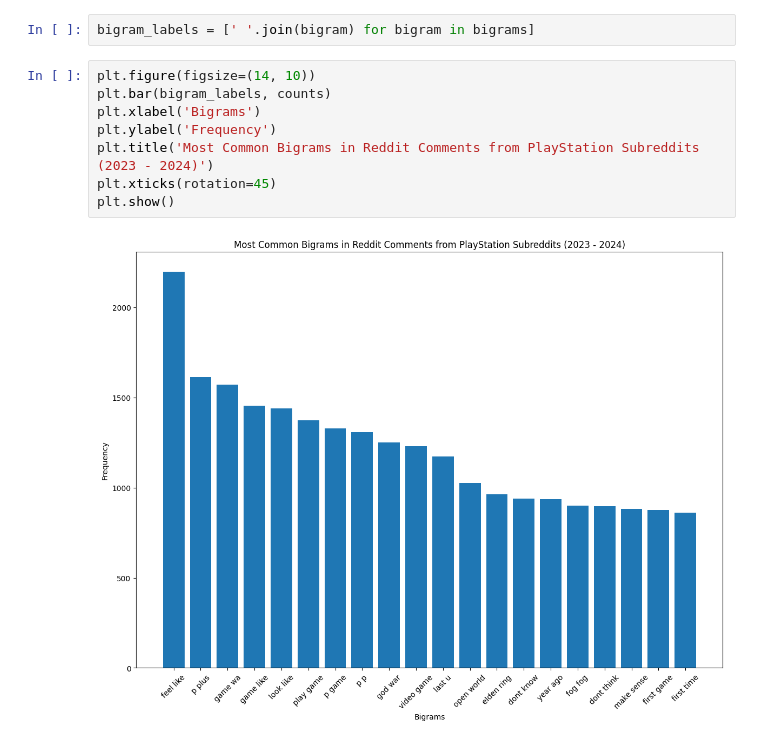
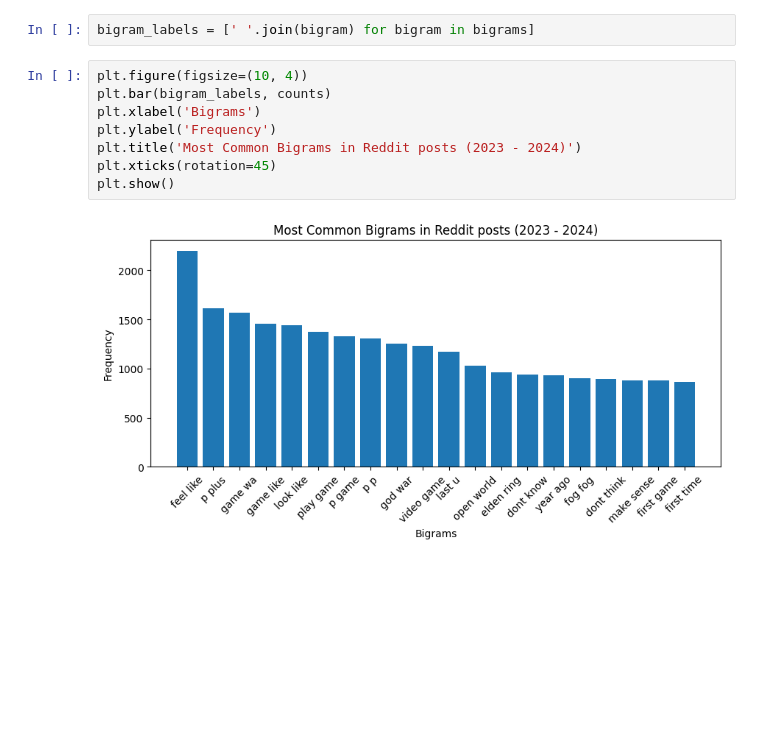
Before and after one commit to rsm-jeg031/Hackathon-2023-Team-3dPy, a Jupyter notebook: Scripts/Natural Language Processing /Text Analysis/Reddit_Bigrams.ipynb, the cells around one changed output. Saved outputs shown, nothing was run; the diff lists cells and outputs as text; blank space fills up the shorter version.

Commit message:
bigrams done

```diff
--- a/Scripts/Natural Language Processing /Text Analysis/Reddit_Bigrams.ipynb
+++ b/Scripts/Natural Language Processing /Text Analysis/Reddit_Bigrams.ipynb
@@ -127,12 +127,12 @@ bigrams, counts = zip(*bigram_count.most_common(20))
 # %%
 bigram_labels = [' '.join(bigram) for bigram in bigrams]
 # %%
-plt.figure(figsize=(14, 10))
+plt.figure(figsize=(10, 4))
 plt.bar(bigram_labels, counts)
 plt.xlabel('Bigrams')
 plt.ylabel('Frequency')
-plt.title('Most Common Bigrams in Reddit Comments from PlayStation Subreddits (2023 - 2024)')
+plt.title('Most Common Bigrams in Reddit posts (2023 - 2024)')
 plt.xticks(rotation=45)
 plt.show()
 # %% [output]
-[figure, old version]
+[figure, new version]
```
Also changed, not shown: 9 other files.
